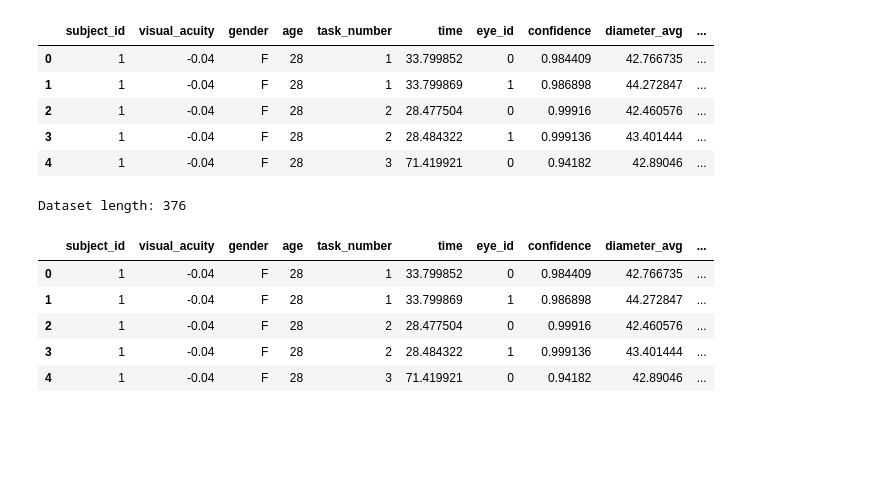
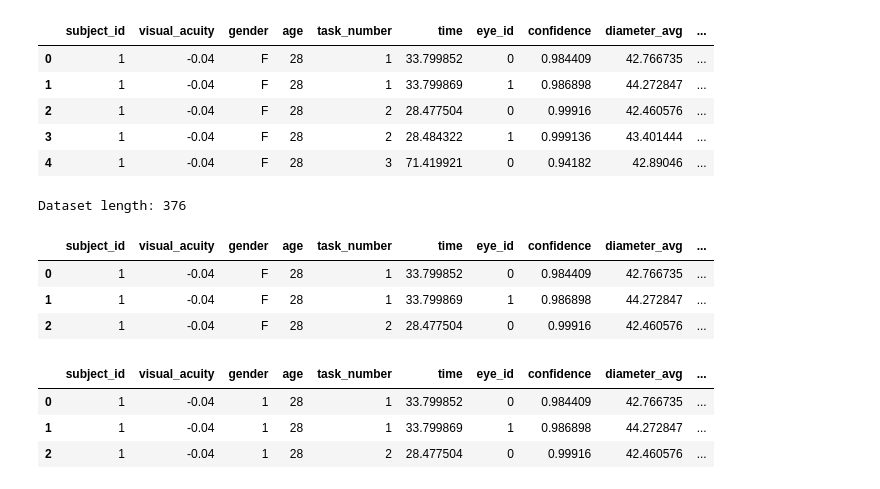
Before and after one commit to M61ss/cv-project, a Jupyter notebook: colet-inspector.ipynb, the cells around one changed output. Saved outputs shown, nothing was run; the diff lists cells and outputs as text; code cells hidden in the pictures; blank space fills up the shorter version.

```diff
--- a/colet-inspector.ipynb
+++ b/colet-inspector.ipynb
@@ -193,14 +195,22 @@ print('Dataset length:', len(pupil_dataset))
 Dataset length: 376
 # %%
 pupil_dataset = pupil_dataset.merge(annotation_df[['subject_id', 'task_number', 'mental', 'physical', 'temporal', 'performance', 'effort', 'frustration', 'mean']], on=['subject_id', 'task_number'])
-pupil_dataset.head()
+
+pupil_dataset.head(3)
 # %% [output]
 |  | subject_id | visual_acuity | gender | age | task_number | time | eye_id | confidence | diameter_avg | ... |
 | 0 | 1 | -0.04 | F | 28 | 1 | 33.799852 | 0 | 0.984409 | 42.766735 | ... |
 | 1 | 1 | -0.04 | F | 28 | 1 | 33.799869 | 1 | 0.986898 | 44.272847 | ... |
 | 2 | 1 | -0.04 | F | 28 | 2 | 28.477504 | 0 | 0.99916 | 42.460576 | ... |
-| 3 | 1 | -0.04 | F | 28 | 2 | 28.484322 | 1 | 0.999136 | 43.401444 | ... |
-| 4 | 1 | -0.04 | F | 28 | 3 | 71.419921 | 0 | 0.94182 | 42.89046 | ... |
+# %%
+pupil_dataset['gender'] = (pupil_dataset['gender'] == 'F').astype(int)
+
+pupil_dataset.head(3)
+# %% [output]
+|  | subject_id | visual_acuity | gender | age | task_number | time | eye_id | confidence | diameter_avg | ... |
+| 0 | 1 | -0.04 | 1 | 28 | 1 | 33.799852 | 0 | 0.984409 | 42.766735 | ... |
+| 1 | 1 | -0.04 | 1 | 28 | 1 | 33.799869 | 1 | 0.986898 | 44.272847 | ... |
+| 2 | 1 | -0.04 | 1 | 28 | 2 | 28.477504 | 0 | 0.99916 | 42.460576 | ... |
 # %%
 pupil_dataset = pupil_dataset.drop(columns=['subject_id', 'task_number', 'mental', 'physical', 'temporal', 'performance', 'effort', 'frustration'])
 X, y = pupil_dataset.drop(columns=['mean']), pupil_dataset['mean']
```
Also changed, not shown: parts of 2 cells of this notebook, 1 other file.
